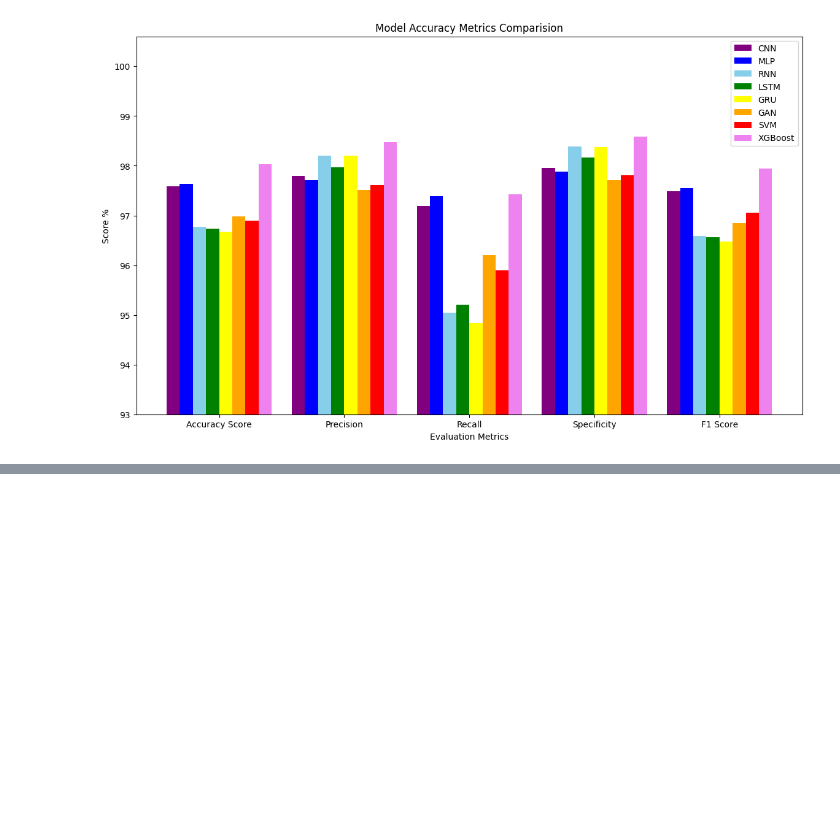
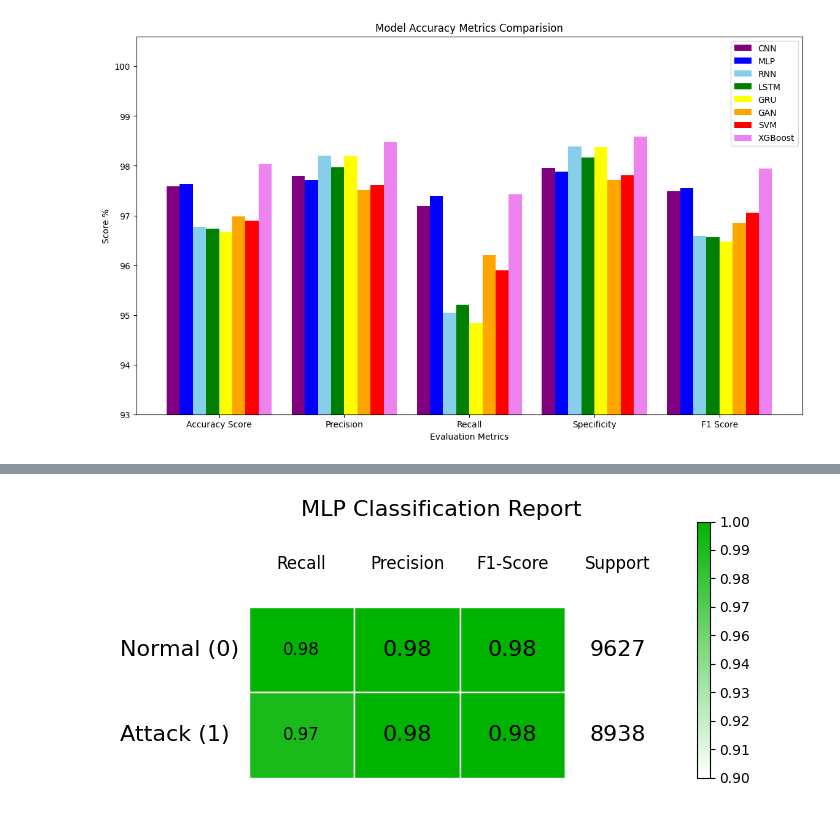
Before and after one commit to dharaneishvc/Intrusion-detection-DL-ML, a Jupyter notebook: graphs-matrix.ipynb, the cells around one changed output, grey strips where cells are left out. Drawn from its saved outputs; the diff is of its cells as text; code cells hidden in the pictures; blank space fills up the shorter version.

```diff
--- a/graphs-matrix.ipynb
+++ b/graphs-matrix.ipynb
@@ -351,0 +447,89 @@ plt.show()
+# %%
+import numpy as np
+import matplotlib.pyplot as plt
+from matplotlib.colors import ListedColormap
+
+
+# Example classification report values
+report = {
+    0: {'Recall': 0.98, 'Precision': 0.98, 'F1-Score': 0.98, 'Support': 9627},
+    1: {'Recall': 0.97, 'Precision': 0.98, 'F1-Score': 0.98, 'Support': 8938}
+}
+# Define the starting and ending colors
+start_color = '#FFFFFF'
+end_color = '#00b300'
+
+# Generate the color map
+cmap_colors = []
+cmap_colors = ['#FFFFFF']*9000
+for i in range(1000):
+    r = int((i/999) * int(end_color[1:3], 16) + ((999-i)/999) * int(start_color[1:3], 16))
+    g = int((i/999) * int(end_color[3:5], 16) + ((999-i)/999) * int(start_color[3:5], 16))
+    b = int((i/999) * int(end_color[5:], 16) + ((999-i)/999) * int(start_color[5:], 16))
+    cmap_colors.append(f'#{r:02X}{g:02X}{b:02X}')
+
+cmap = ListedColormap(cmap_colors[:len(cmap_colors)-1])
+columns = ['Recall', 'Precision', 'F1-Score', 'Support']
+classes = ['Normal (0)', 'Attack (1)']
+
+# Create a table with the values
+cell_text = []
+for row in range(len(classes)):
+    cell_text.append([report[row][column] for column in columns])
+
+# Create the figure and axis
+fig, ax = plt.subplots(figsize=(7, 3))
+ax.axis('off')
+
+# Add the topic label
+fig.text(0.5, 0.95, 'MLP Classification Report',
+            fontsize=16, ha='center')
+
+# Create the table and format it
+table = ax.table(cellText=cell_text,
+                    colLabels=columns,
+                    rowLabels=classes,
+                    cellLoc='center',
+                    bbox=[0, 0, 1, 1],
+                    colWidths=[0.2, 0.2, 0.2, 0.2],
+                    cellColours=[[cmap_colors[0]] * len(columns)] + [[cmap_colors[1]] * len(columns)])
+
+table.auto_set_font_size(False)
+table.set_fontsize(12)
+table.scale(1.2, 1.2)
+
+# Adjust cell padding and font properties
+for key, cell in table.get_celld().items():
+    cell.set_text_props()
+    if key[0] == 0:
+        cell.set_fontsize(12)
+    else:
+        cell.set_fontsize(16)
+    cell.set_height(0.15)
+    cell.set_edgecolor('white')
+
+# Color the cells using the colormap (for the first 3 columns)
+for i, key in enumerate(columns[:3]):
+    cell_values = np.array([report[row][key]
+                            for row in range(len(classes))])
+    colors = cmap(cell_values / cell_values.max())
+    for j in range(len(classes)):
+        table.get_celld()[j+1, i].set_facecolor(colors[j])
+
+# Set the last column background color to white
+for j in range(len(classes)):
+    table.get_celld()[j+1, len(columns)-1].set_facecolor('white')
+
+# Add a colorbar with decimal number labels
+colorbar = fig.colorbar(plt.cm.ScalarMappable(
+    cmap=cmap), ax=ax, boundaries=np.linspace(0.9, 1, 1000))
+colorbar.set_ticks(np.linspace(0.9, 1, 10))
+colorbar.set_ticklabels(
+    [f'{i:.2f}' for i in np.linspace(0.9, 1, 10)])
+colorbar.ax.yaxis.set_ticks_position('right')
+
+# Display the figure
+plt.tight_layout()
+plt.show()
+# %% [output]
+[figure, added]
```
Also changed, not shown: parts of 10 cells of this notebook, 9 other files.
